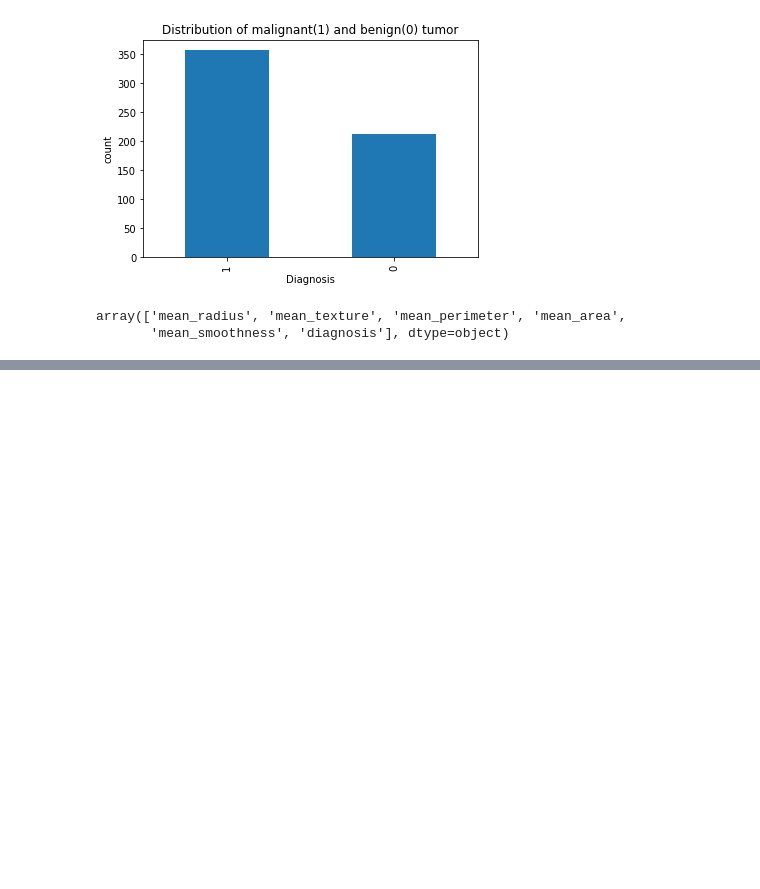
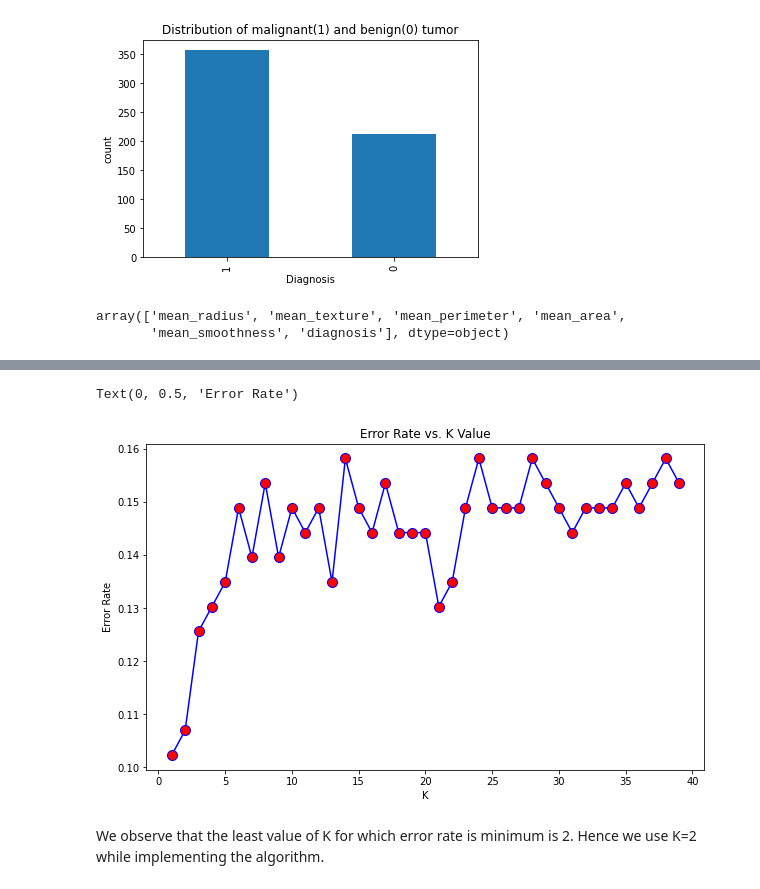
Before and after one commit to JJJPGMPS/Breast-Cancer-Prediction, a Jupyter notebook: breast-cancer-prediction.ipynb, the cells around one changed output, grey strips where cells are left out. Cells and saved outputs as stored; diff of their text form; code cells hidden in the pictures; blank space fills up the shorter version.

```diff
--- a/breast-cancer-prediction.ipynb
+++ b/breast-cancer-prediction.ipynb
@@ -76,7 +91,7 @@ X_train, X_test, y_train, y_test= train_test_split(X_feature, y_target, test_siz
 from sklearn.linear_model import LogisticRegression
 from sklearn.metrics import accuracy_score
 # %%
-model = LogisticRegression()
+model = LogisticRegression(solver = 'liblinear')
 # %%
 model.fit(X_train, y_train)
 # %% [output]
@@ -118 +120,21 @@ from sklearn.neighbors import KNeighborsClassifier
+# %%
+error_rate = []
+
+for i in range(1,40):
+
+    knn = KNeighborsClassifier(n_neighbors=i)
+    knn.fit(X_train,y_train)
+    pred_i = knn.predict(X_test)
+    error_rate.append(np.mean(pred_i != y_test))
+# %%
+plt.figure(figsize=(10,6))
+plt.plot(range(1,40),error_rate,color='blue', marker='o', markerfacecolor='red', markersize=10)
+plt.title('Error Rate vs. K Value')
+plt.xlabel('K')
+plt.ylabel('Error Rate')
+# %% [output]
+Text(0, 0.5, 'Error Rate')
+[figure, added]
+# %% [markdown]
+We observe that the least value of K for which error rate is minimum is 2. Hence we use K=2 while implementing the algorithm.
 # %%
```
Also changed, not shown: parts of 23 cells of this notebook.
